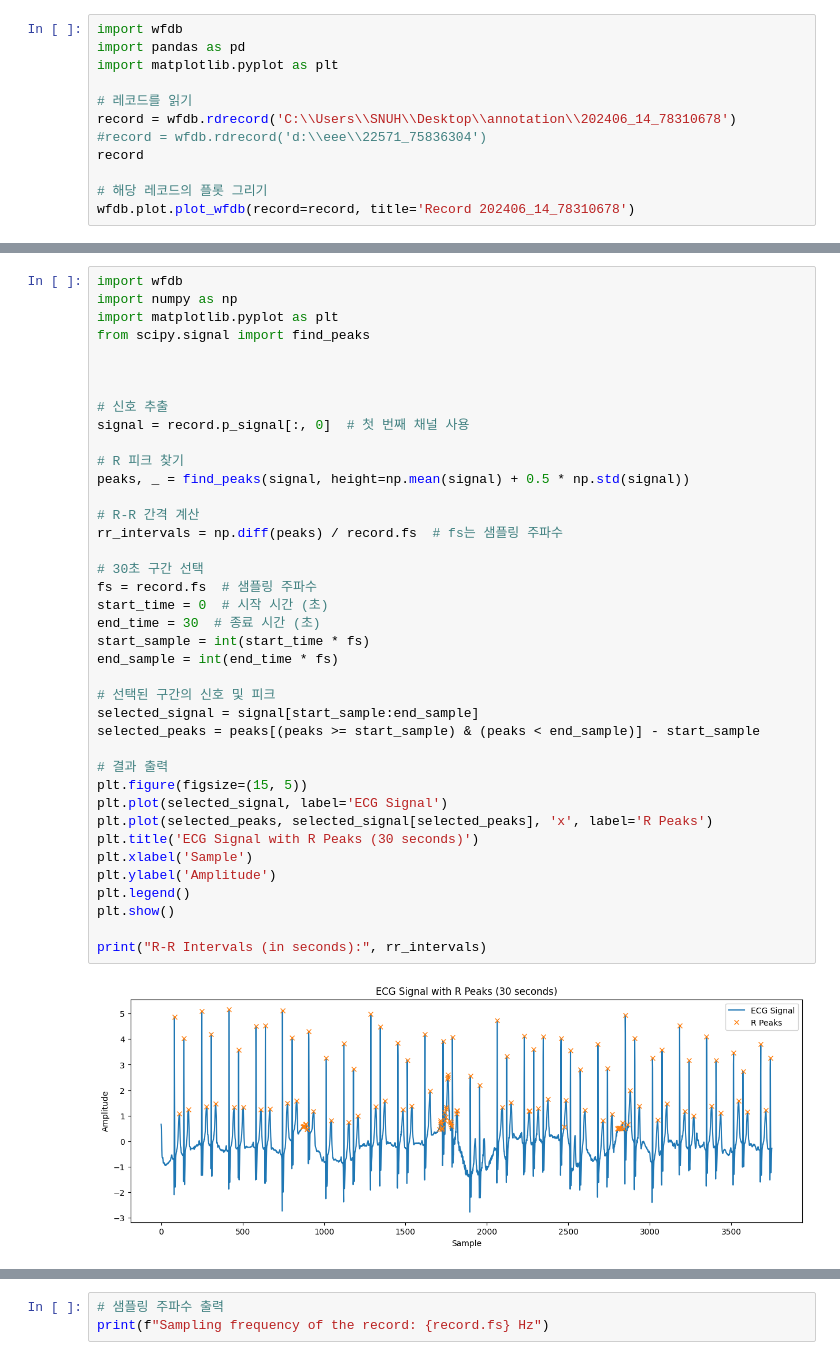
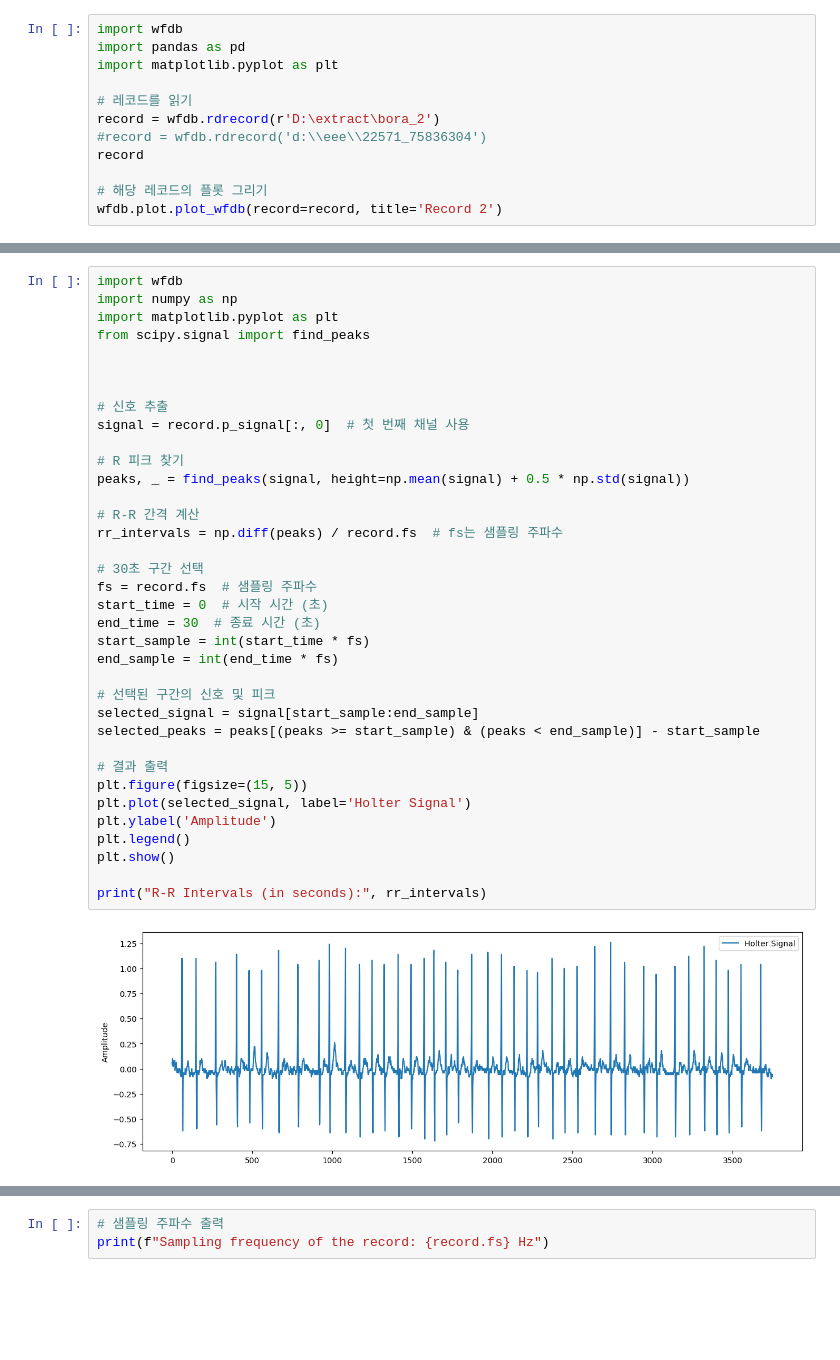
Before and after one commit to devguno/CDM, a Jupyter notebook: Holter/data sample.ipynb, the cells around one changed output, grey strips where cells are left out. Cells and saved outputs as stored; diff of their text form; blank space fills up the shorter version.

```diff
--- a/Holter/data sample.ipynb
+++ b/Holter/data sample.ipynb
@@ -4,10 +4,10 @@ import pandas as pd
 import matplotlib.pyplot as plt
 
 # 레코드를 읽기
-record = wfdb.rdrecord('C:\\Users\\SNUH\\Desktop\\annotation\\202406_14_78310678')
+record = wfdb.rdrecord(r'D:\extract\bora_2')
 #record = wfdb.rdrecord('d:\\eee\\22571_75836304')
 record
 
 # 해당 레코드의 플롯 그리기
-wfdb.plot.plot_wfdb(record=record, title='Record 202406_14_78310678')
+wfdb.plot.plot_wfdb(record=record, title='Record 2')
 # %% [output]
@@ -21,35 +21,32 @@ from scipy.signal import find_peaks
 
 
 # 신호 추출
 signal = record.p_signal[:, 0]  # 첫 번째 채널 사용
 
 # R 피크 찾기
 peaks, _ = find_peaks(signal, height=np.mean(signal) + 0.5 * np.std(signal))
 
 # R-R 간격 계산
 rr_intervals = np.diff(peaks) / record.fs  # fs는 샘플링 주파수
 
 # 30초 구간 선택
 fs = record.fs  # 샘플링 주파수
 start_time = 0  # 시작 시간 (초)
 end_time = 30  # 종료 시간 (초)
 start_sample = int(start_time * fs)
 end_sample = int(end_time * fs)
 
 # 선택된 구간의 신호 및 피크
 selected_signal = signal[start_sample:end_sample]
 selected_peaks = peaks[(peaks >= start_sample) & (peaks < end_sample)] - start_sample
 
 # 결과 출력
 plt.figure(figsize=(15, 5))
-plt.plot(selected_signal, label='ECG Signal')
-plt.plot(selected_peaks, selected_signal[selected_peaks], 'x', label='R Peaks')
-plt.title('ECG Signal with R Peaks (30 seconds)')
-plt.xlabel('Sample')
+plt.plot(selected_signal, label='Holter Signal')
 plt.ylabel('Amplitude')
 plt.legend()
 plt.show()
 
 print("R-R Intervals (in seconds):", rr_intervals)
 # %% [output]
-[figure, old version]
+[figure, new version]
```
Also changed, not shown: parts of 3 cells of this notebook.
